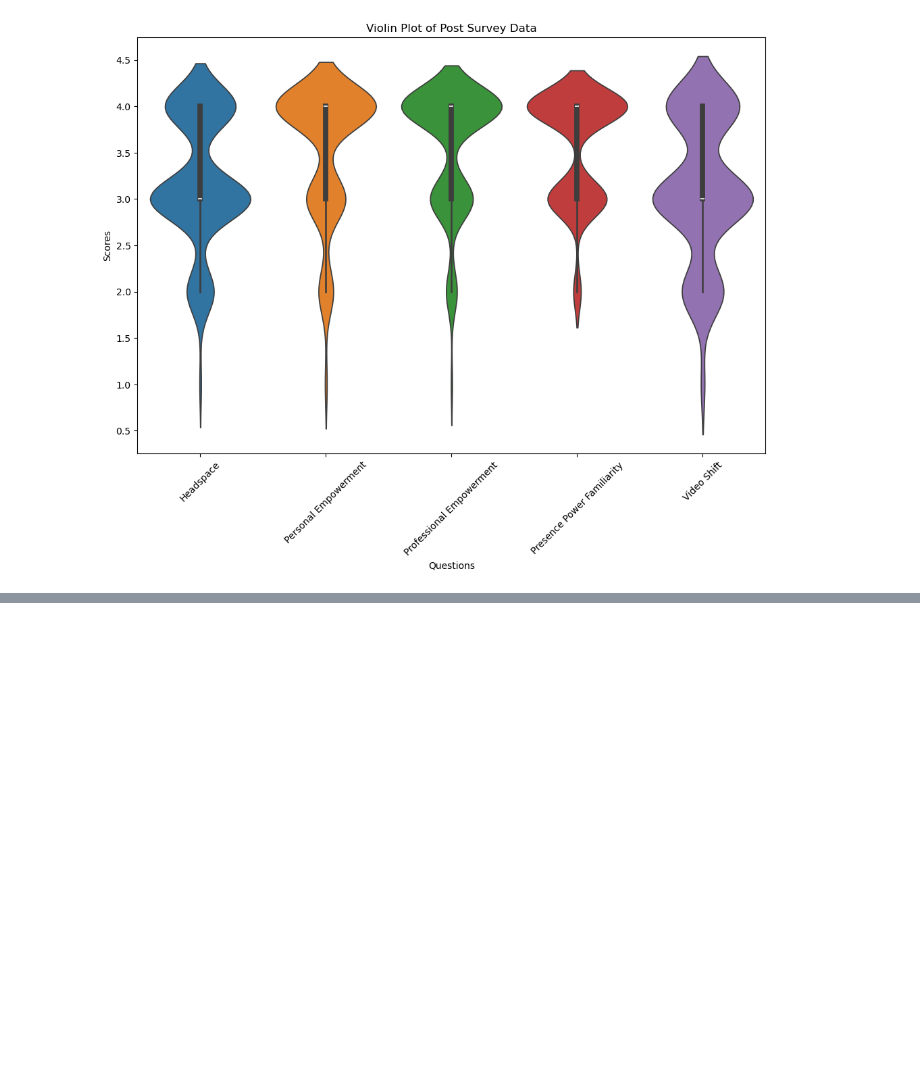
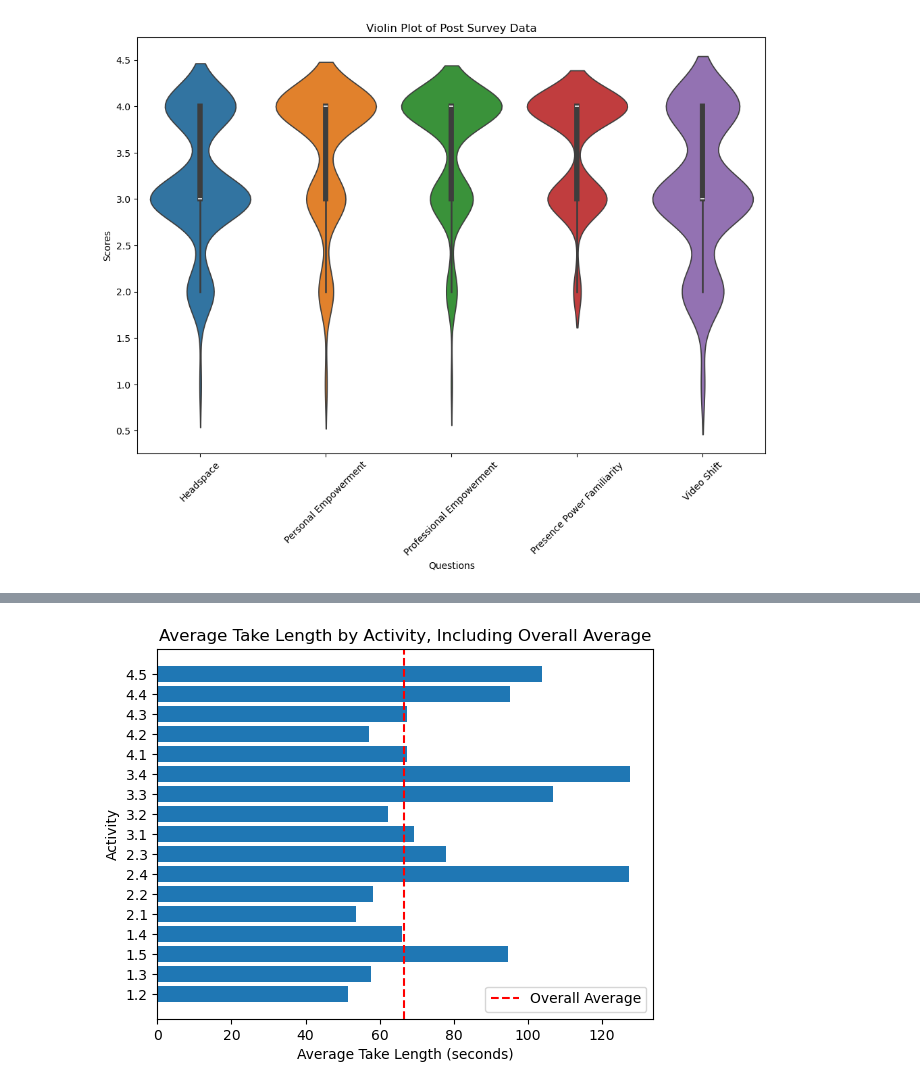
Before and after one commit to beatriceghosn/BetterOn_S2025, a Jupyter notebook: ProposedFormula.ipynb, the cells around one changed output, grey strips where cells are left out. Drawn from its saved outputs; the diff is of its cells as text; code cells hidden in the pictures; blank space fills up the shorter version.

Commit message:
Added plots

```diff
--- a/ProposedFormula.ipynb
+++ b/ProposedFormula.ipynb
@@ -328,0 +353,12 @@ plt.show()
+# %%
+filtered_df = df_takes[(df_takes['Activity'] == '1.2') | (df_takes['Activity'] == '1.3') | (df_takes['Activity'] == '1.4') | (df_takes['Activity'] == '1.5')
+| (df_takes['Activity'] == '2.1') | (df_takes['Activity'] == '2.2') | (df_takes['Activity'] == '2.3') | (df_takes['Activity'] == '2.4')
+| (df_takes['Activity'] == '3.1') | (df_takes['Activity'] == '3.2') | (df_takes['Activity'] == '3.3') | (df_takes['Activity'] == '3.4')
+| (df_takes['Activity'] == '4.1') | (df_takes['Activity'] == '4.2') | (df_takes['Activity'] == '4.3') | (df_takes['Activity'] == '4.4')
+| (df_takes['Activity'] == '4.5')]
+# %%
+filtered_df['average_take_length'] = filtered_df.groupby('Activity')['Take Length'].transform('mean')
+filtered_df['avg_length_module'] = filtered_df.groupby('Assignment')['Take Length'].transform('mean')
+
+overall_avg = filtered_df['Take Length'].mean()
+print(overall_avg)
@@ -328,0 +377,17 @@ plt.show()
+# %%
+fig, ax = plt.subplots()
+
+bars = ax.barh(filtered_df['Activity'], filtered_df['average_take_length'])
+ax.axvline(overall_avg, color='red', linestyle='--')
+
+# Adding labels and title
+ax.set_xlabel('Average Take Length (seconds)')
+ax.set_ylabel('Activity')
+ax.set_title('Average Take Length by Activity, Including Overall Average')
+
+# Adding legend for overall average line
+plt.legend(['Overall Average'], loc='lower right')
+
+plt.show()
+# %% [output]
+[figure, added]
```
Also changed, not shown: parts of 11 cells of this notebook.
